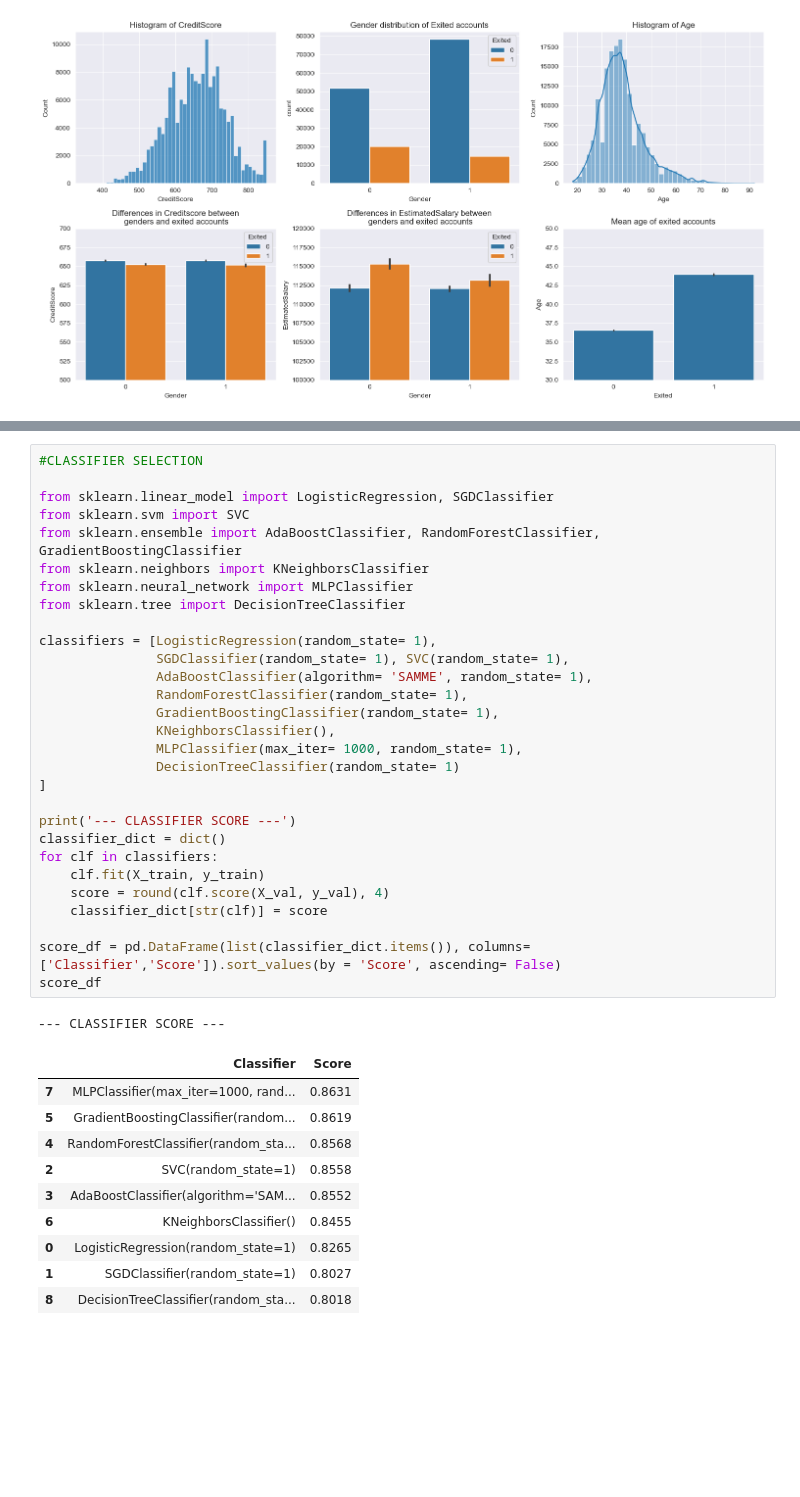
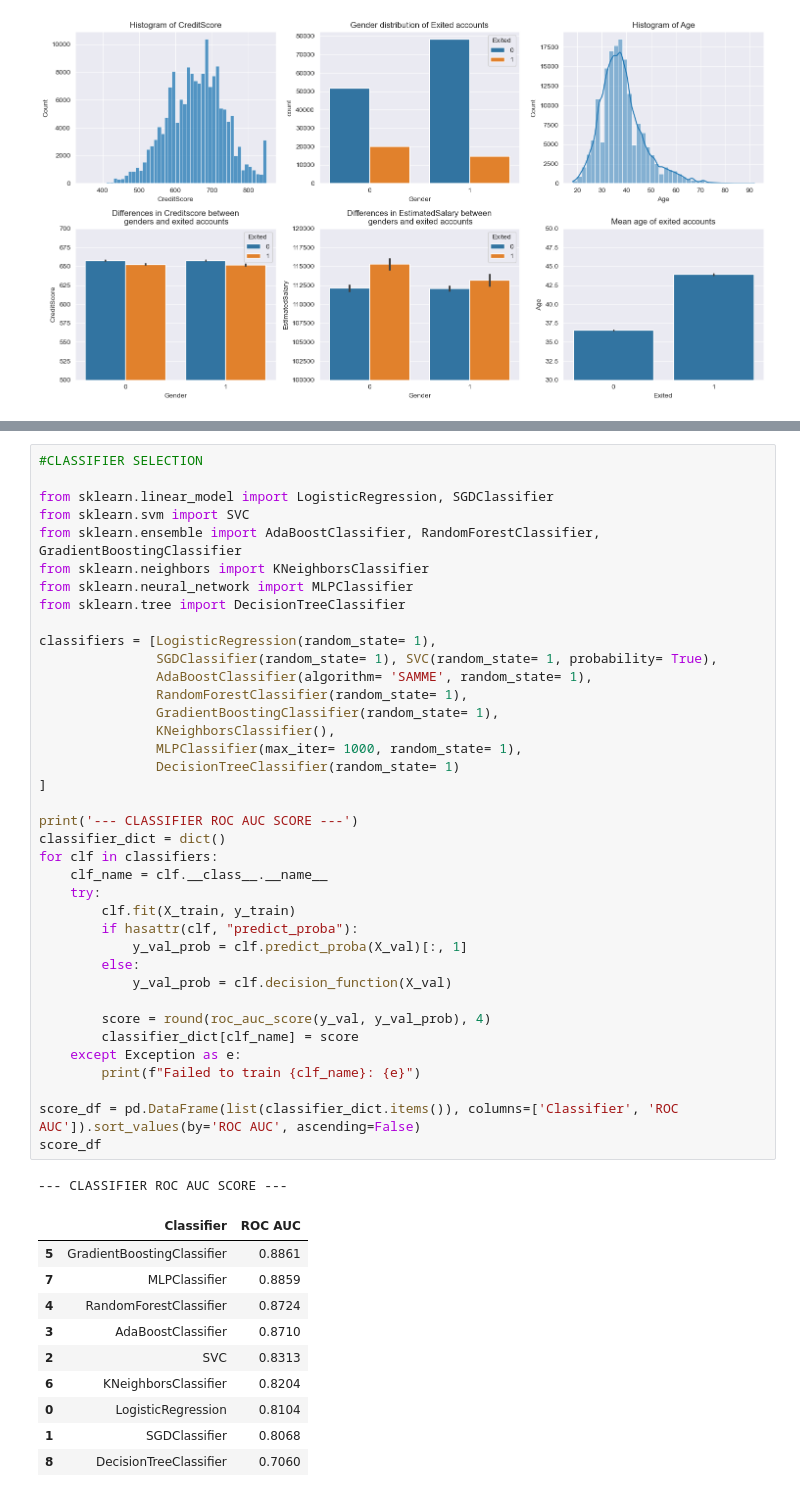
Before and after one commit to pimPijnenburg/Data-Science-Practice, a Jupyter notebook: bank_churn/bank.ipynb, the cells around one changed output, grey strips where cells are left out. Drawn from its saved outputs; the diff is of its cells as text; blank space fills up the shorter version.

```diff
--- a/bank_churn/bank.ipynb
+++ b/bank_churn/bank.ipynb
@@ -101,41 +107,50 @@ X_train, X_val, y_train, y_val = train_test_split(X, y, test_size= 0.2, shuffle=
 # %%
 #CLASSIFIER SELECTION
 
 from sklearn.linear_model import LogisticRegression, SGDClassifier
 from sklearn.svm import SVC
 from sklearn.ensemble import AdaBoostClassifier, RandomForestClassifier, GradientBoostingClassifier
 from sklearn.neighbors import KNeighborsClassifier
 from sklearn.neural_network import MLPClassifier
 from sklearn.tree import DecisionTreeClassifier
 
 classifiers = [LogisticRegression(random_state= 1),
-               SGDClassifier(random_state= 1), SVC(random_state= 1),
+               SGDClassifier(random_state= 1), SVC(random_state= 1, probability= True),
                AdaBoostClassifier(algorithm= 'SAMME', random_state= 1),
                RandomForestClassifier(random_state= 1),
                GradientBoostingClassifier(random_state= 1),
                KNeighborsClassifier(),
                MLPClassifier(max_iter= 1000, random_state= 1),
                DecisionTreeClassifier(random_state= 1)
 ]
 
-print('--- CLASSIFIER SCORE ---')
+print('--- CLASSIFIER ROC AUC SCORE ---')
 classifier_dict = dict()
 for clf in classifiers:
-    clf.fit(X_train, y_train)
-    score = round(clf.score(X_val, y_val), 4)
-    classifier_dict[str(clf)] = score
+    clf_name = clf.__class__.__name__
+    try:
+        clf.fit(X_train, y_train)
+        if hasattr(clf, "predict_proba"):
+            y_val_prob = clf.predict_proba(X_val)[:, 1]
+        else:
+            y_val_prob = clf.decision_function(X_val)
 
-score_df = pd.DataFrame(list(classifier_dict.items()), columns= ['Classifier','Score']).sort_values(by = 'Score', ascending= False)
+        score = round(roc_auc_score(y_val, y_val_prob), 4)
+        classifier_dict[clf_name] = score
+    except Exception as e:
+        print(f"Failed to train {clf_name}: {e}")
+
+score_df = pd.DataFrame(list(classifier_dict.items()), columns=['Classifier', 'ROC AUC']).sort_values(by='ROC AUC', ascending=False)
 score_df
 # %% [output]
---- CLASSIFIER SCORE ---
+--- CLASSIFIER ROC AUC SCORE ---
-|  | Classifier | Score |
-| 7 | MLPClassifier(max_iter=1000, rand... | 0.8631 |
-| 5 | GradientBoostingClassifier(random... | 0.8619 |
-| 4 | RandomForestClassifier(random_sta... | 0.8568 |
-| 2 | SVC(random_state=1) | 0.8558 |
-| 3 | AdaBoostClassifier(algorithm='SAM... | 0.8552 |
-| 6 | KNeighborsClassifier() | 0.8455 |
-| 0 | LogisticRegression(random_state=1) | 0.8265 |
-| 1 | SGDClassifier(random_state=1) | 0.8027 |
-| 8 | DecisionTreeClassifier(random_sta... | 0.8018 |
+|  | Classifier | ROC AUC |
+| 5 | GradientBoostingClassifier | 0.8861 |
+| 7 | MLPClassifier | 0.8859 |
+| 4 | RandomForestClassifier | 0.8724 |
+| 3 | AdaBoostClassifier | 0.8710 |
+| 2 | SVC | 0.8313 |
+| 6 | KNeighborsClassifier | 0.8204 |
+| 0 | LogisticRegression | 0.8104 |
+| 1 | SGDClassifier | 0.8068 |
+| 8 | DecisionTreeClassifier | 0.7060 |
```
Also changed, not shown: parts of 3 cells of this notebook.
